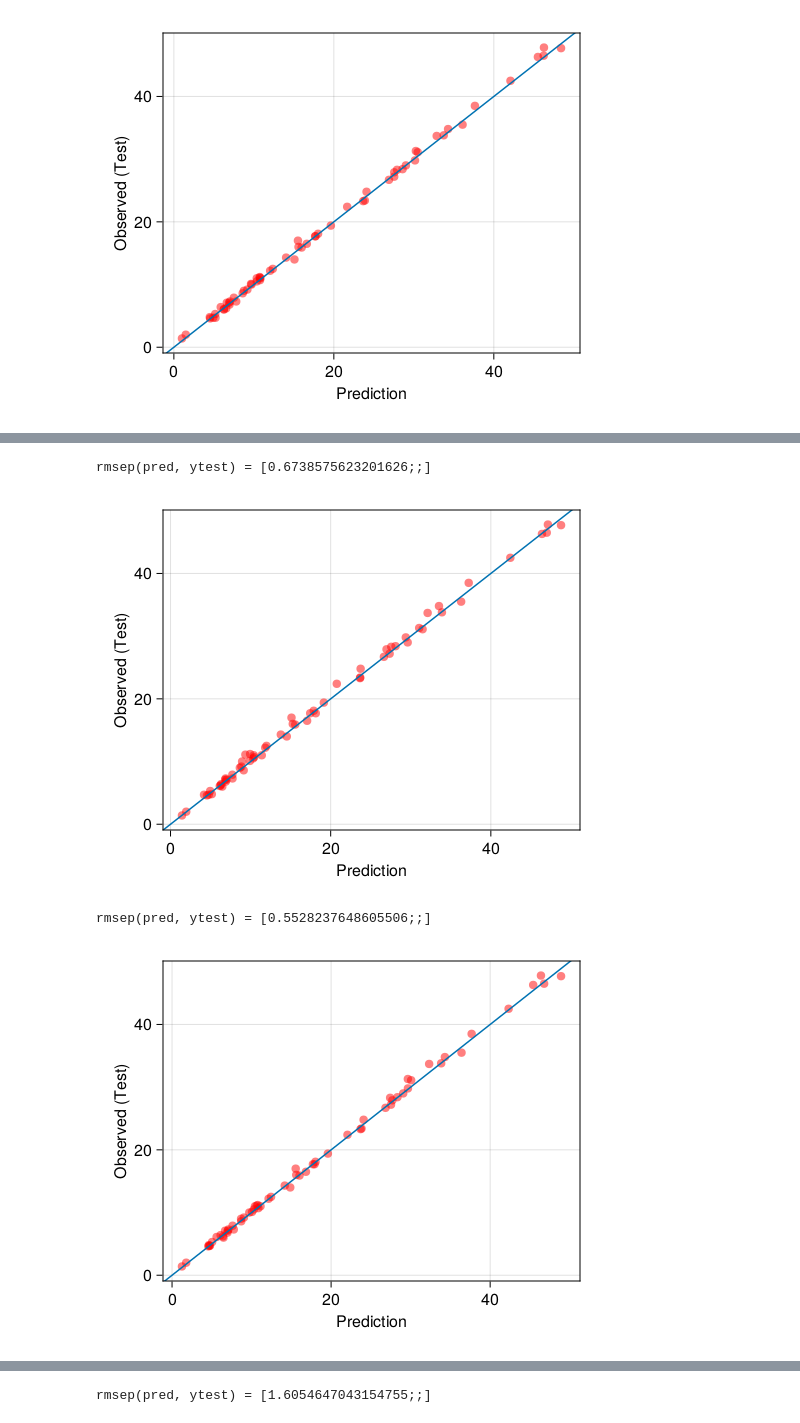
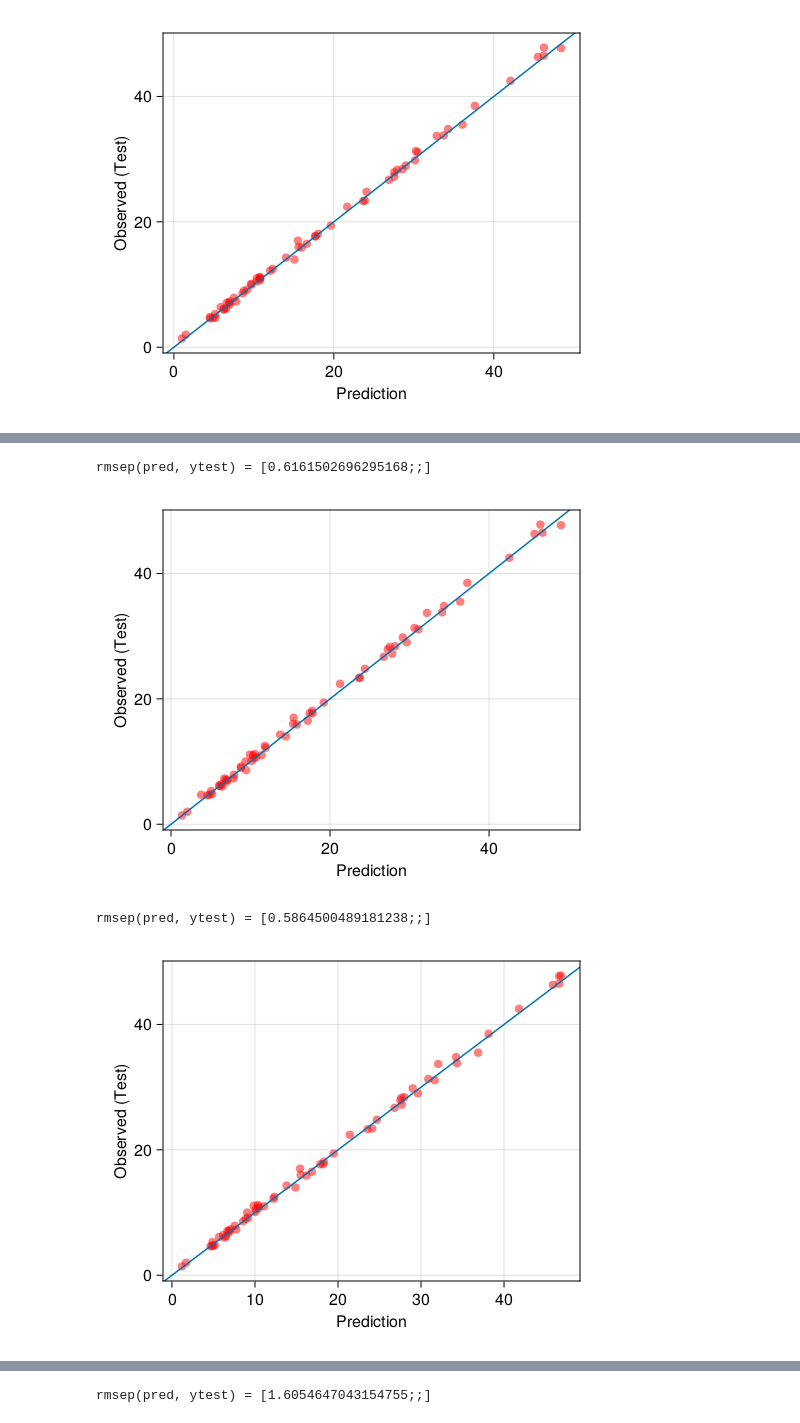
Before and after one commit to mlesnoff/JchemoDemo, a Jupyter notebook: Examples_Jchemo/ipynb/Regression/tecator_gridcv_all_models.ipynb, the cells around one changed output, grey strips where cells are left out. Cells and saved outputs as stored; diff of their text form; code cells hidden in the pictures.

```diff
--- a/Examples_Jchemo/ipynb/Regression/tecator_gridcv_all_models.ipynb
+++ b/Examples_Jchemo/ipynb/Regression/tecator_gridcv_all_models.ipynb
@@ -321,13 +340,13 @@ rmsep(pred, ytest) = [1.0590073192342147;;]
 # %%
 #### LWPLSR-S
-nlv0 = [15; 20; 30; 40]
+nlv0 = [10; 15; 20]
 metric = ["eucl"; "mahal"]
-h = [1; 2; 6] ; k = [50; 100; 150]
-nlv = 0:15
+h = [1; 2; 5] ; k = [30; 50; 100]
+nlv = 0:10
 pars = mpar(nlv0 = nlv0, metric = metric,
     h = h, k = k)
 length(pars[1])
-res = gridcvlv(Xtrain, ytrain; segm = segm,
+res = gridcvlv(Xtrain, ytrain; segm = segm_slow,
     score = rmsep, fun = lwplsr_s, nlv = nlv,
     pars = pars, verbose = false).res
 u = findall(res.y1 .== minimum(res.y1))[1]
@@ -345,39 +364,40 @@ plotxy(vec(pred), ytest; resolution = (500, 400),
     color = (:red, .5), bisect = true,
     xlabel = "Prediction", ylabel = "Observed (Test)").f
 # %% [output]
-rmsep(pred, ytest) = [0.6738575623201626;;]
+rmsep(pred, ytest) = [0.6161502696295168;;]
-[figure, old version]
+[figure, new version]
 # %%
-# Working in a KPLS score space
-nlv0 = [15; 20; 30; 40]
-reduc = ["dkpls"] ; gamma = 10.0.^(-3:3)
+# Working in a DKPLS score space
+reduc = ["dkpls"]
+nlv0 = [10; 15; 20; 30]
+gamma = 10.0.^(-3:3)
 metric = ["mahal"]
-h = [1; 2; 6] ; k = [50; 100; 150]
-nlv = 0:15
-pars = mpar(nlv0 = nlv0, reduc = reduc, gamma = gamma,
+h = [1; 2; 5] ; k = [30; 50; 100]
+nlv = 0:10
+pars = mpar(reduc = reduc, nlv0 = nlv0, gamma = gamma,
     metric = metric, h = h, k = k)
 length(pars[1])
 res = gridcvlv(Xtrain, ytrain; segm = segm_slow,
     score = rmsep, fun = lwplsr_s, nlv = nlv,
     pars = pars, verbose = false).res
 u = findall(res.y1 .== minimum(res.y1))[1]
 res[u, :]
 group = string.("nvl0=", res.nlv0, ", gamma=", res.gamma,
     ", h=", res.h, " k=", res.k)
 plotgrid(res.nlv, res.y1, group; step = 2, leg = false,
     xlabel ="Nb. LVs", ylabel = "RMSEP").f
-fm = lwplsr_s(Xtrain, ytrain; nlv0 = res.nlv0[u],
-    reduc = res.reduc[u], gamma = res.gamma[u],
+fm = lwplsr_s(Xtrain, ytrain; reduc = res.reduc[u],
+    nlv0 = res.nlv0[u], gamma = res.gamma[u],
     metric = res.metric[u], h = res.h[u],
     k = res.k[u], nlv = res.nlv[u]) ;
 pred = Jchemo.predict(fm, Xtest).pred
 @show rmsep(pred, ytest)
 plotxy(vec(pred), ytest; resolution = (500, 400),
     color = (:red, .5), bisect = true,
     xlabel = "Prediction", ylabel = "Observed (Test)").f
 # %% [output]
-rmsep(pred, ytest) = [0.5528237648605506;;]
+rmsep(pred, ytest) = [0.5864500489181238;;]
-[figure, old version]
+[figure, new version]
 # %%
 #### CPLSR-AVG
 ncla = 2:5 ; nlv_da = 1:5
```
Also changed, not shown: parts of 9 cells of this notebook, 14 other files.
